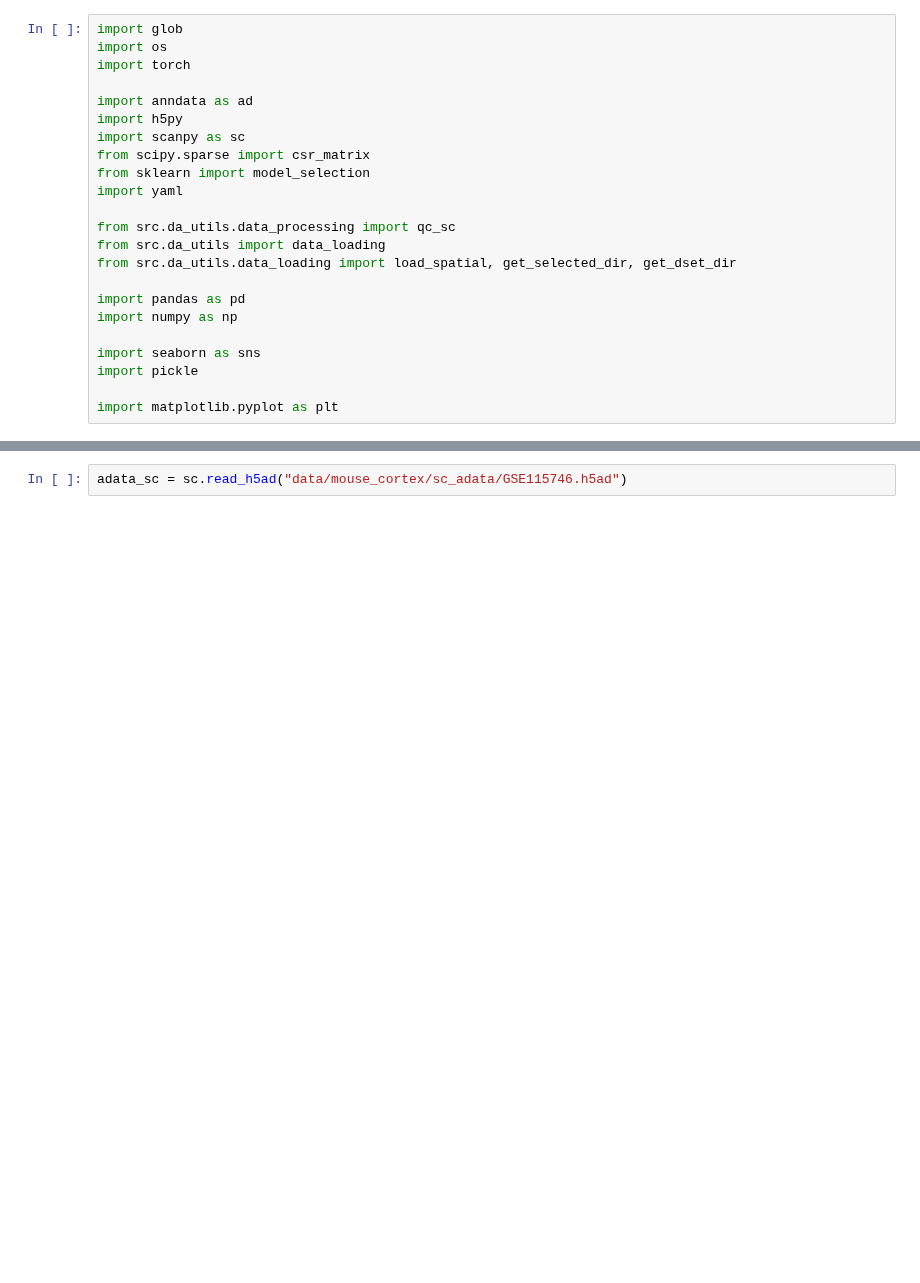
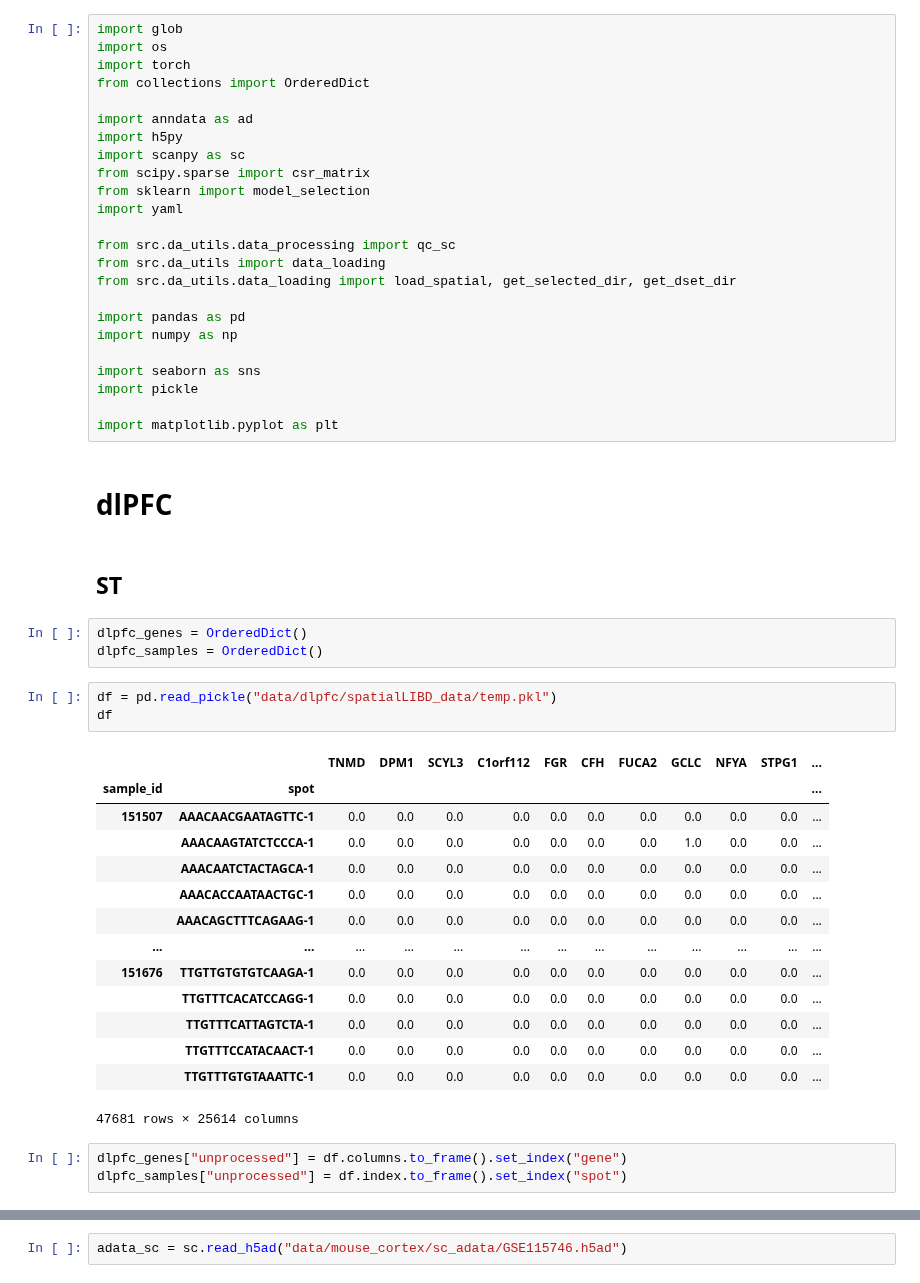
Before and after one commit to williamrobotma/AGrEDA, a Jupyter notebook: thesis_stuff.ipynb, the cells around one changed output, grey strips where cells are left out. Cells and saved outputs as stored; diff of their text form; blank space fills up the shorter version.

```diff
--- a/thesis_stuff.ipynb
+++ b/thesis_stuff.ipynb
@@ -2,6 +2,7 @@
 import glob
 import os
 import torch
+from collections import OrderedDict
 
 import anndata as ad
 import h5py
@@ -21,3 +22,31 @@ import seaborn as sns
 import pickle
 
 import matplotlib.pyplot as plt
+# %% [markdown]
+# dlPFC
+# %% [markdown]
+## ST
+# %%
+dlpfc_genes = OrderedDict()
+dlpfc_samples = OrderedDict()
+# %%
+df = pd.read_pickle("data/dlpfc/spatialLIBD_data/temp.pkl")
+df
+# %% [output]
+|  |  | TNMD | DPM1 | SCYL3 | C1orf112 | FGR | CFH | FUCA2 | GCLC | NFYA | STPG1 | ... |
+| sample_id | spot |  |  |  |  |  |  |  |  |  |  | ... |
+| 151507 | AAACAACGAATAGTTC-1 | 0.0 | 0.0 | 0.0 | 0.0 | 0.0 | 0.0 | 0.0 | 0.0 | 0.0 | 0.0 | ... |
+|  | AAACAAGTATCTCCCA-1 | 0.0 | 0.0 | 0.0 | 0.0 | 0.0 | 0.0 | 0.0 | 1.0 | 0.0 | 0.0 | ... |
+|  | AAACAATCTACTAGCA-1 | 0.0 | 0.0 | 0.0 | 0.0 | 0.0 | 0.0 | 0.0 | 0.0 | 0.0 | 0.0 | ... |
+|  | AAACACCAATAACTGC-1 | 0.0 | 0.0 | 0.0 | 0.0 | 0.0 | 0.0 | 0.0 | 0.0 | 0.0 | 0.0 | ... |
+|  | AAACAGCTTTCAGAAG-1 | 0.0 | 0.0 | 0.0 | 0.0 | 0.0 | 0.0 | 0.0 | 0.0 | 0.0 | 0.0 | ... |
+| ... | ... | ... | ... | ... | ... | ... | ... | ... | ... | ... | ... | ... |
+| 151676 | TTGTTGTGTGTCAAGA-1 | 0.0 | 0.0 | 0.0 | 0.0 | 0.0 | 0.0 | 0.0 | 0.0 | 0.0 | 0.0 | ... |
+|  | TTGTTTCACATCCAGG-1 | 0.0 | 0.0 | 0.0 | 0.0 | 0.0 | 0.0 | 0.0 | 0.0 | 0.0 | 0.0 | ... |
+|  | TTGTTTCATTAGTCTA-1 | 0.0 | 0.0 | 0.0 | 0.0 | 0.0 | 0.0 | 0.0 | 0.0 | 0.0 | 0.0 | ... |
+|  | TTGTTTCCATACAACT-1 | 0.0 | 0.0 | 0.0 | 0.0 | 0.0 | 0.0 | 0.0 | 0.0 | 0.0 | 0.0 | ... |
+|  | TTGTTTGTGTAAATTC-1 | 0.0 | 0.0 | 0.0 | 0.0 | 0.0 | 0.0 | 0.0 | 0.0 | 0.0 | 0.0 | ... |
+47681 rows × 25614 columns
+# %%
+dlpfc_genes["unprocessed"] = df.columns.to_frame().set_index("gene")
+dlpfc_samples["unprocessed"] = df.index.to_frame().set_index("spot")
```
Also changed, not shown: parts of 4 cells of this notebook.
